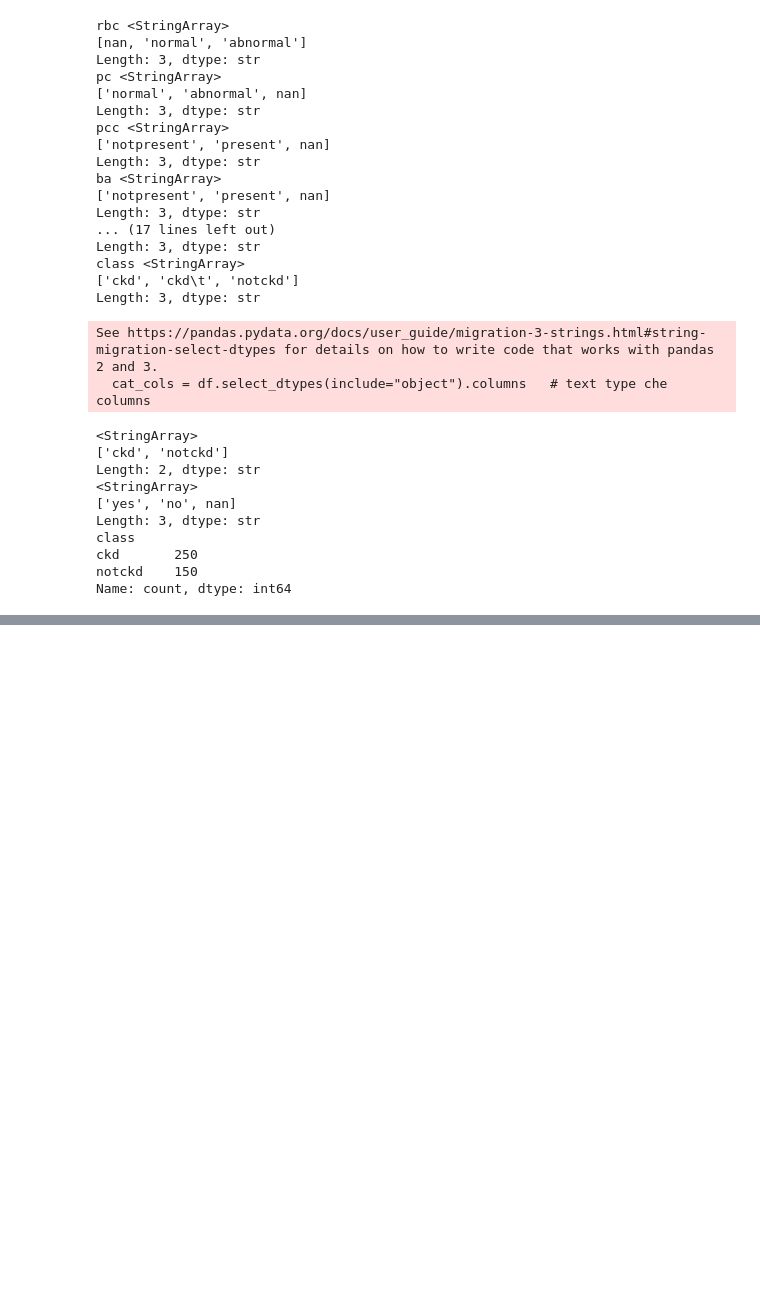
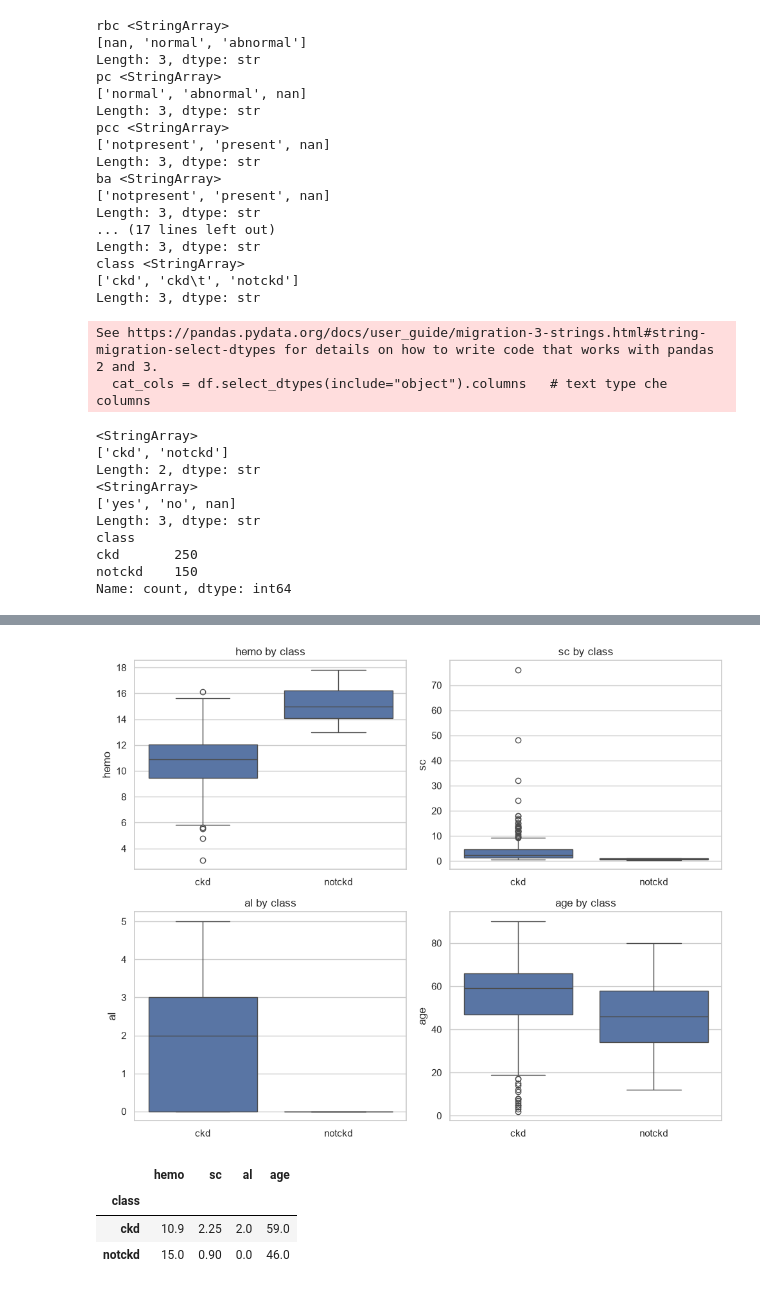
Before and after one commit to Bhumikabhalekar/ckd-copilot, a Jupyter notebook: notebooks/01_eda.ipynb, the cells around one changed output, grey strips where cells are left out. Cells and saved outputs as stored; diff of their text form; code cells hidden in the pictures; blank space fills up the shorter version.

```diff
--- a/notebooks/01_eda.ipynb
+++ b/notebooks/01_eda.ipynb
@@ -156,0 +223,25 @@ df_clean.to_csv("../data/processed/ckd_clean.csv", index=False)
+# %%
+cols = ["hemo", "sc", "al", "age"]
+
+fig, axes = plt.subplots(2, 2, figsize=(10, 8))
+axes = axes.flatten()                    # 2D grid la simple list banvto
+
+for ax, c in zip(axes, cols):
+    # prattek class (ckd / notckd) saathi vegla box
+    sns.boxplot(data=df_clean, x="class", y=c, ax=ax)
+    ax.set_title(f"{c} by class")        # graph cha title
+    ax.set_xlabel("")
+
+plt.tight_layout()
+plt.savefig("../reports/figures/numeric_by_class.png", dpi=150)
+plt.show()
+# %% [output]
+[figure, added]
+# %%
+# prattek class madhe median kiti aahe (median mhanje madhla value, outliers cha parinaam kami)
+df_clean.groupby("class")[cols].median()
+# %% [output]
+|  | hemo | sc | al | age |
+| class |  |  |  |  |
+| ckd | 10.9 | 2.25 | 2.0 | 59.0 |
+| notckd | 15.0 | 0.90 | 0.0 | 46.0 |
```
Also changed, not shown: parts of 4 cells of this notebook.
